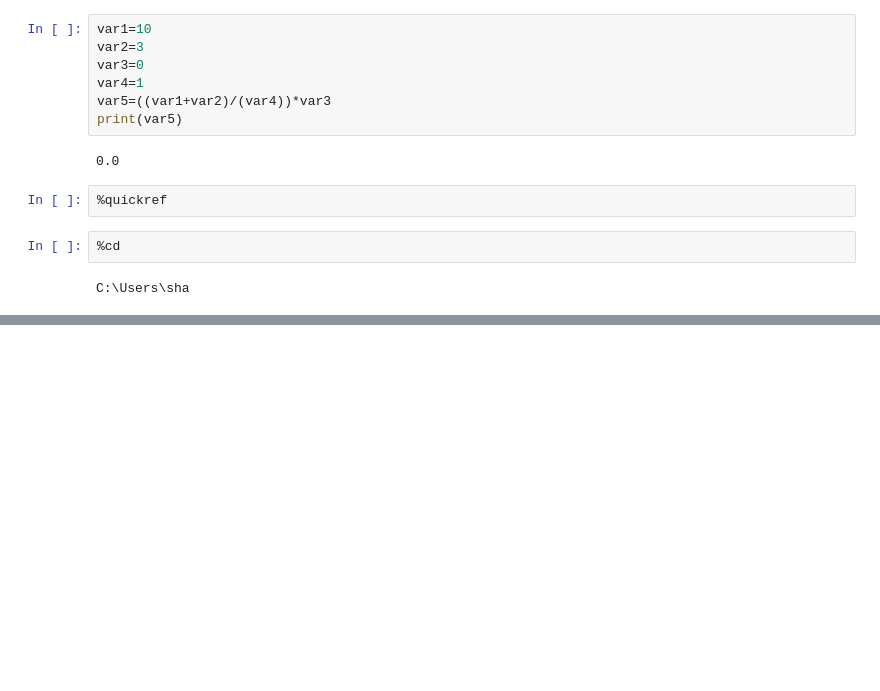
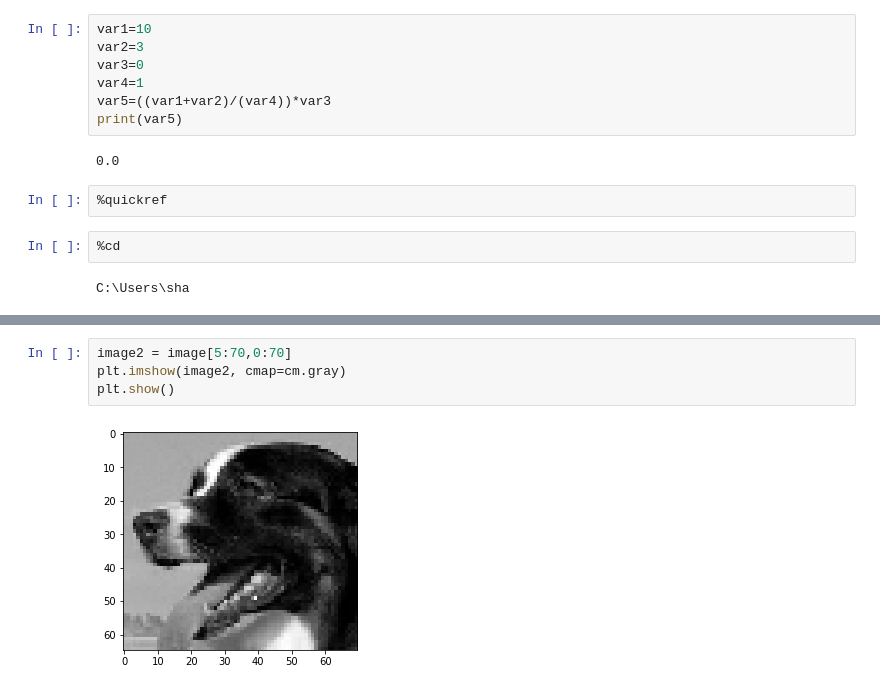
Before and after one commit to stevenha35/wonderful-toast, a Jupyter notebook: Getting Started with Data Science with Python.ipynb, the cells around one changed output, grey strips where cells are left out. Drawn from its saved outputs; the diff is of its cells as text; blank space fills up the shorter version.

```diff
--- a/Getting Started with Data Science with Python.ipynb
+++ b/Getting Started with Data Science with Python.ipynb
@@ -105,0 +260,6 @@ C:\Users\sha
+# %%
+image2 = image[5:70,0:70]
+plt.imshow(image2, cmap=cm.gray)
+plt.show()
+# %% [output]
+[figure, added]
```
Also changed, not shown: parts of 13 cells of this notebook.
